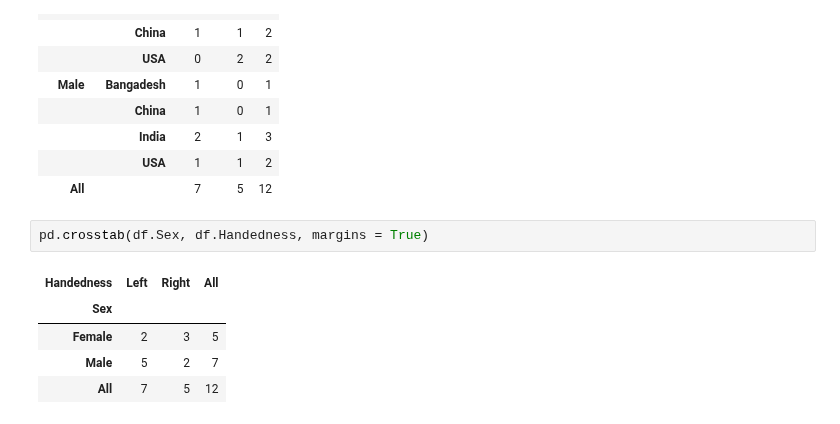
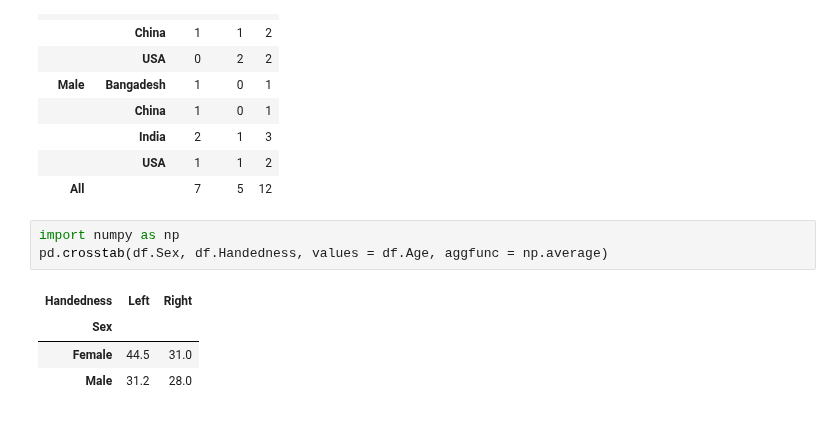
Before and after one commit to Tanay-Dwivedi/DADS-practice, a Jupyter notebook: Python/Pandas/pandas_practice4.ipynb, the cells around one changed output. Drawn from its saved outputs; the diff is of its cells as text.

```diff
--- a/Python/Pandas/pandas_practice4.ipynb
+++ b/Python/Pandas/pandas_practice4.ipynb
@@ -455,10 +455,10 @@ pd.crosstab([df.Sex,df.Nationality], df.Handedness, margins = True)
 |  | USA | 1 | 1 | 2 |
 | All |  | 7 | 5 | 12 |
 # %%
-pd.crosstab(df.Sex, df.Handedness, margins = True)
+import numpy as np
+pd.crosstab(df.Sex, df.Handedness, values = df.Age, aggfunc = np.average)
 # %% [output]
-| Handedness | Left | Right | All |
-| Sex |  |  |  |
-| Female | 2 | 3 | 5 |
-| Male | 5 | 2 | 7 |
-| All | 7 | 5 | 12 |
+| Handedness | Left | Right |
+| Sex |  |  |
+| Female | 44.5 | 31.0 |
+| Male | 31.2 | 28.0 |
```
